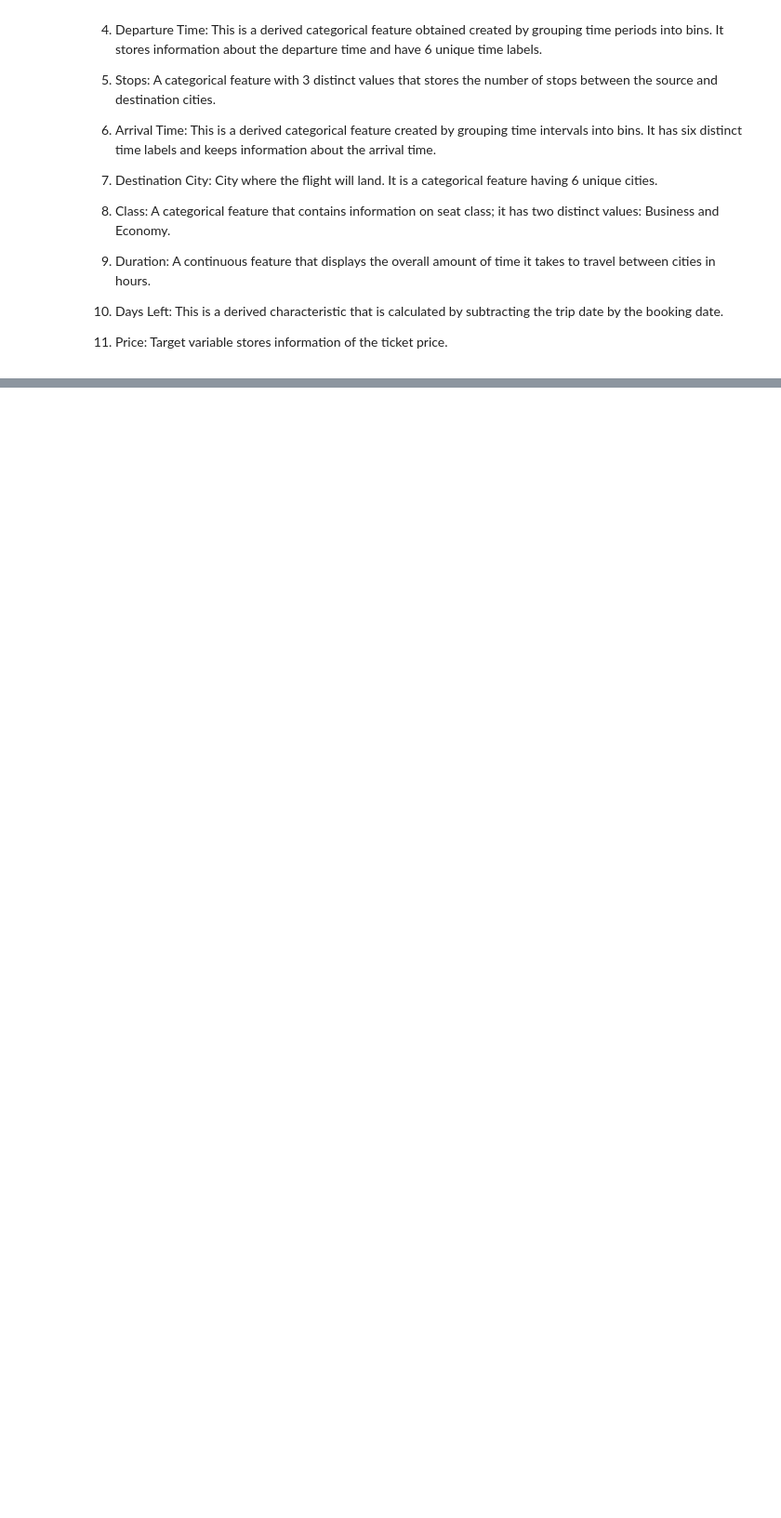
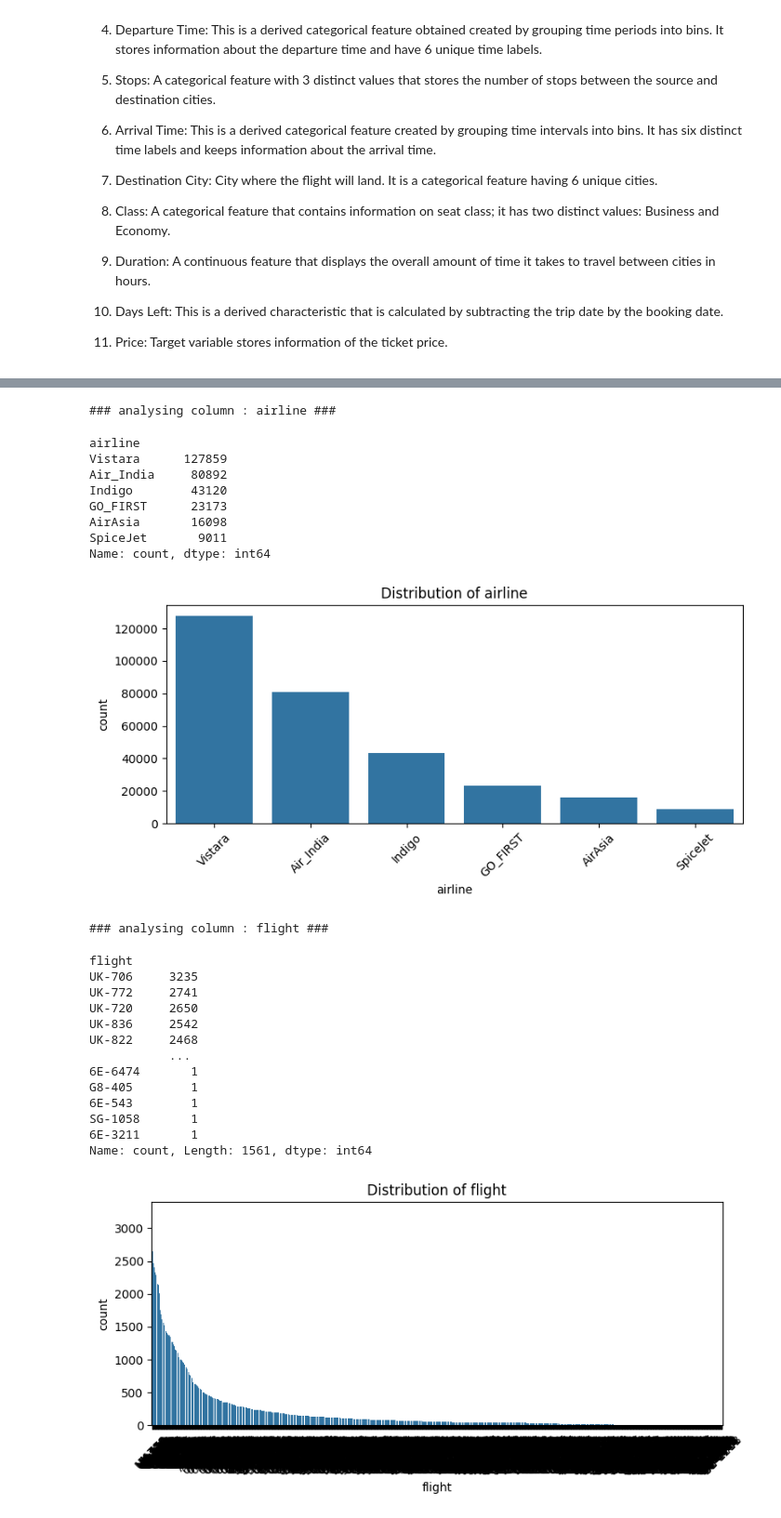
Before and after one commit to Binardino/ML---Flight-Price-Prediction, a Jupyter notebook: notebook/notebook_flight_price.ipynb, the cells around one changed output, grey strips where cells are left out. Shown at 93% size. Saved outputs shown, nothing was run; the diff lists cells and outputs as text; code cells hidden in the pictures; blank space fills up the shorter version.

Commit message:
feat: basic univariate analysis for discrete & continuous data

```diff
--- a/notebook/notebook_flight_price.ipynb
+++ b/notebook/notebook_flight_price.ipynb
@@ -48,0 +103,69 @@ df
+# %%
+col_continuous = ['duration', 'days_left', 'price']
+col_discrete   = ['airline', 'flight', 'source_city', 'departure_time', 'stops', 'arrival_time', 'destination_city', 'class']
+
+def univariate_discrete_analysis(df, col_discrete):
+    for col in col_discrete:
+        print(f'### analysing column : {col} ###')
+        count = df[col].value_counts()
+        display(count)
+
+        plt.figure(figsize=(8,4))
+        sns.countplot(data=df, x=col, order=count.index)
+
+        plt.title(f'Distribution of {col}')
+        plt.xticks(rotation=45)
+        plt.tight_layout()
+        plt.show()
+
+def univariate_continuous_analysis(df, col_continuous):
+    for col in col_continuous:
+        print(f'### analysing column : {col} ###')
+        stats = df[col].describe()
+        variance = df[col].var()
+
+        display(stats)
+        print(f'Variance: {variance:.2f}')
+
+        fig, axes = plt.subplots(1, 2, figsize=(12, 4))
+
+        #histogram
+        sns.histplot(df[col], kde=True, ax=axes[0])
+        axes[0].set_title(f'Histogram of {col}')
+
+        #boxplot
+        sns.boxplot(x=df[col], ax=axes[1])
+        axes[1].set_title(f'Boxplot of {col}')
+
+        plt.tight_layout()
+        plt.show()
+
+
+
+univariate_discrete_analysis(df, col_discrete)
+# %% [output]
+### analysing column : airline ###
+airline
+Vistara      127859
+Air_India     80892
+Indigo        43120
+GO_FIRST      23173
+AirAsia       16098
+SpiceJet       9011
+Name: count, dtype: int64
+[figure, added]
+### analysing column : flight ###
+flight
+UK-706     3235
+UK-772     2741
+UK-720     2650
+UK-836     2542
+UK-822     2468
+           ...
+6E-6474       1
+G8-405        1
+6E-543        1
+SG-1058       1
+6E-3211       1
+Name: count, Length: 1561, dtype: int64
+[figure, added]
```
Also changed, not shown: parts of 7 cells of this notebook.
